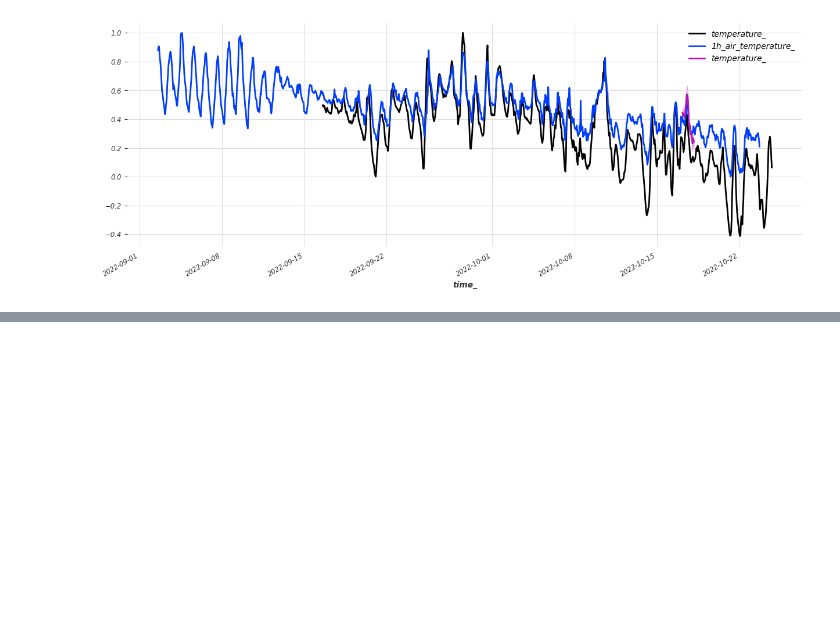
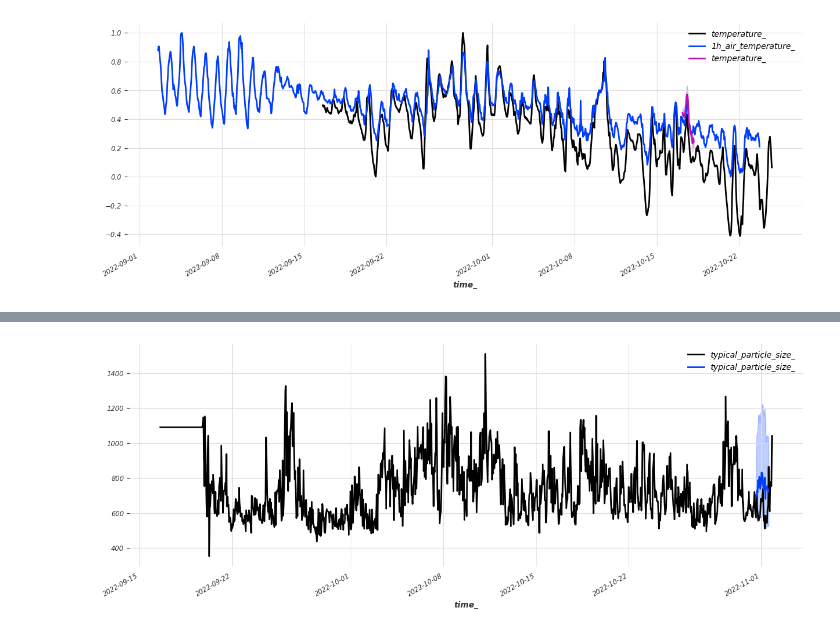
Before and after one commit to kundestyrt-norbit/timeseries-prediction, a Jupyter notebook: timestream_ml.ipynb, the cells around one changed output, grey strips where cells are left out. Saved outputs shown, nothing was run; the diff lists cells and outputs as text; code cells hidden in the pictures; blank space fills up the shorter version.

```diff
--- a/timestream_ml.ipynb
+++ b/timestream_ml.ipynb
@@ -544,0 +588,8 @@ model_lgbm=LightGBMModel(
+# %%
+prediction_lgb = model_lgbm.predict(n=24, past_covariates=past_covariates, future_covariates=future_covariates, num_samples=1000, series=concatenate([scaler_series_general.transform(series), scaler_temp.transform(series_temp)], axis='component')[:-30])
+# %%
+series['typical_particle_size_'].plot()
+# series_prediction_scaled['1h_air_temperature_'][:-25].plot()
+scaler_series_general.inverse_transform(prediction_lgb.drop_columns(['temperature_']))['typical_particle_size_'].plot(low_quantile=0.05, high_quantile=0.95)
+# %% [output]
+[figure, added]
```
Also changed, not shown: parts of 13 cells of this notebook, 1 other file.
